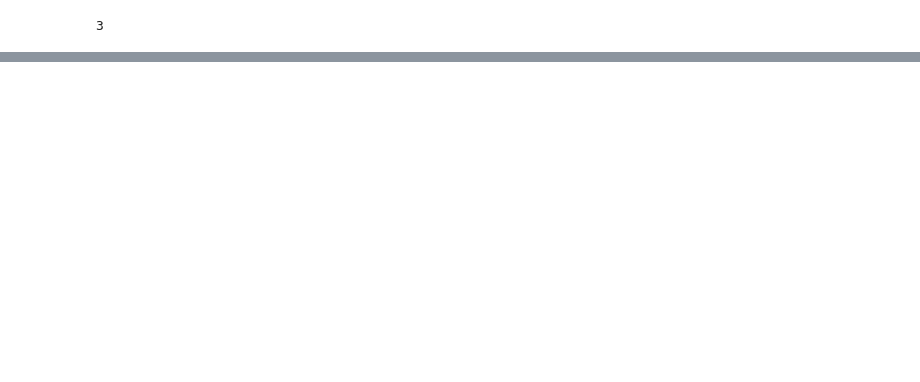
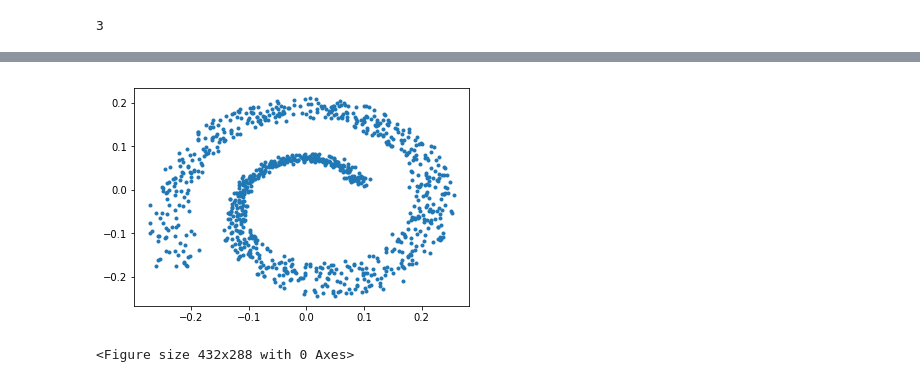
Before and after one commit to ligang945/hands_on_machine_learning_with_scikit_learn_and_tensorflow, a Jupyter notebook: ch8 PCA.ipynb, the cells around one changed output, grey strips where cells are left out. Drawn from its saved outputs; the diff is of its cells as text; code cells hidden in the pictures; blank space fills up the shorter version.

```diff
--- a/ch8 PCA.ipynb
+++ b/ch8 PCA.ipynb
@@ -146,0 +169,8 @@ d
+# %%
+# sigmoid核
+sig_pca = KernelPCA(n_components=2, kernel="sigmoid", gamma=0.001)
+Xs_reduced = sig_pca.fit_transform(Xs)
+lg_plot_2D(Xs_reduced)
+# %% [output]
+[figure, added]
+<Figure size 432x288 with 0 Axes>
```
Also changed, not shown: parts of 12 cells of this notebook.
